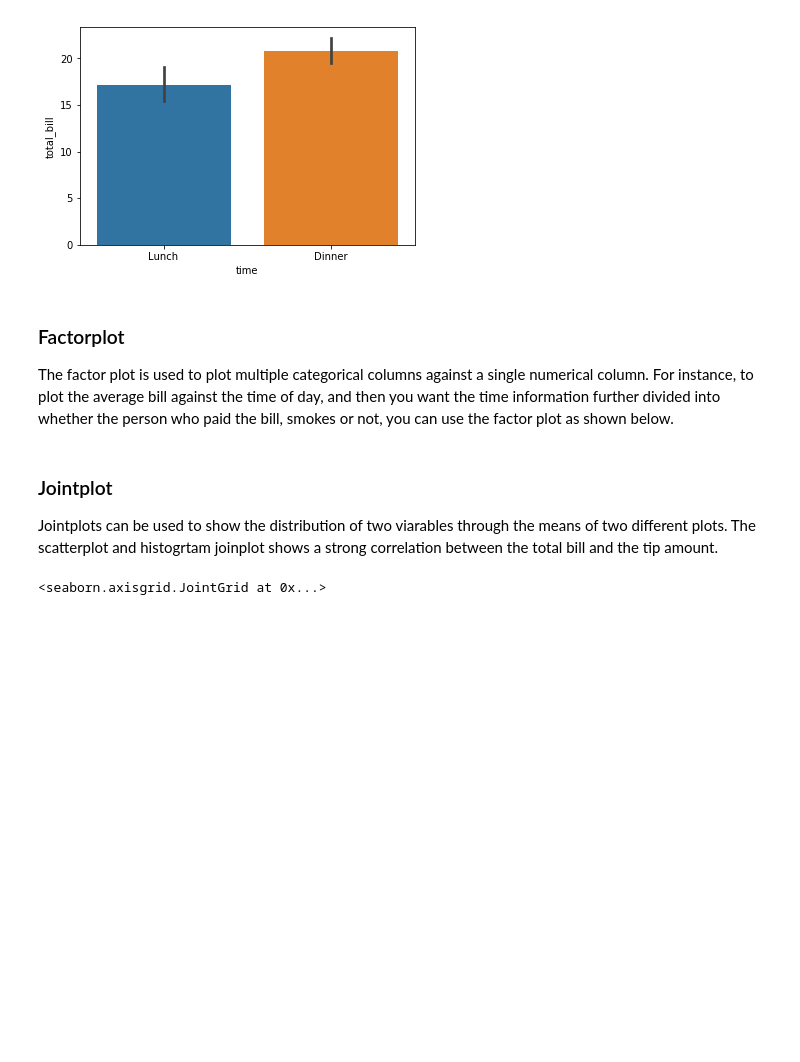
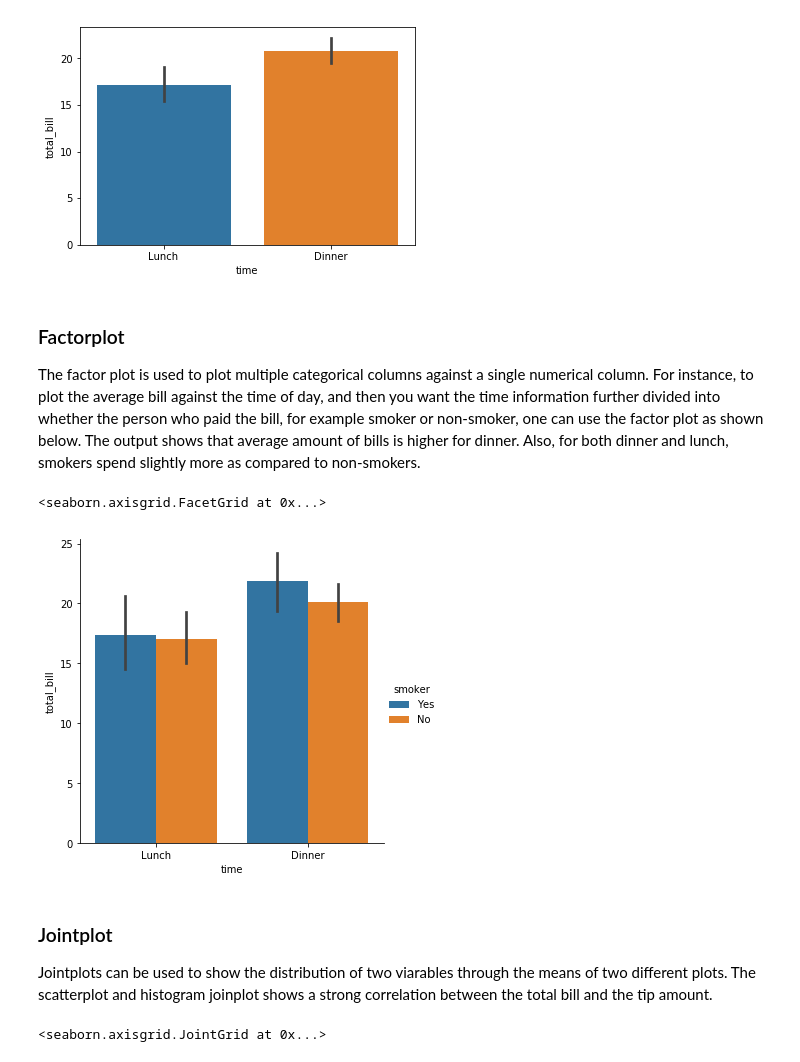
Before and after one commit to NiamhOL/Fundamentals_of_Data_Analysis_2019, a Jupyter notebook: Anaylsing the Tips Database with Seaborn.ipynb, the cells around one changed output. Cells and saved outputs as stored; diff of their text form; code cells hidden in the pictures; blank space fills up the shorter version.

```diff
--- a/Anaylsing the Tips Database with Seaborn.ipynb
+++ b/Anaylsing the Tips Database with Seaborn.ipynb
@@ -136,10 +135,15 @@ sns.barplot(x='time', y='total_bill', data=tips)
 # %% [markdown]
 ### Factorplot ###
 
-The factor plot is used to plot multiple categorical columns against a single numerical column. For instance, to plot the average bill against the time of day, and then you want the time information further divided into whether the person who paid the bill, smokes or not, you can use the factor plot as shown below.
+The factor plot is used to plot multiple categorical columns against a single numerical column. For instance, to plot the average bill against the time of day, and then you want the time information further divided into whether the person who paid the bill, for example smoker or non-smoker, one can use the factor plot as shown below. The output shows that average amount of bills is higher for dinner. Also, for both dinner and lunch, smokers spend slightly more as compared to non-smokers.
+# %%
+sns.factorplot("time", "total_bill", "smoker", data=tips, kind="bar")
+# %% [output]
+<seaborn.axisgrid.FacetGrid at 0x...>
+[figure, added]
 # %% [markdown]
 
 ### Jointplot ##
 
-Jointplots can be used to show the distribution of two viarables through the means of two different plots. The scatterplot and histogrtam joinplot shows a strong correlation between the total bill and the tip amount.
+Jointplots can be used to show the distribution of two viarables through the means of two different plots. The scatterplot and histogram joinplot shows a strong correlation between the total bill and the tip amount.
 # %%
```
Also changed, not shown: parts of 54 cells of this notebook.
